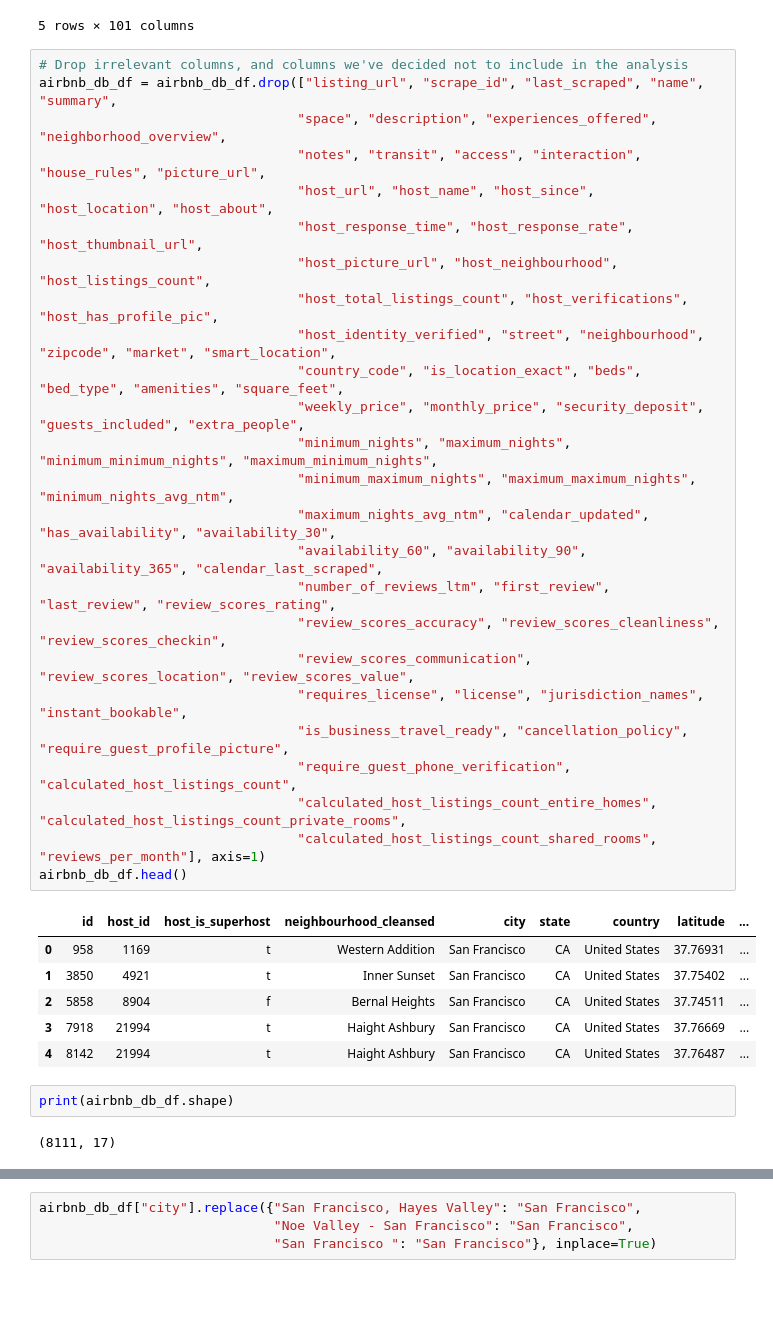
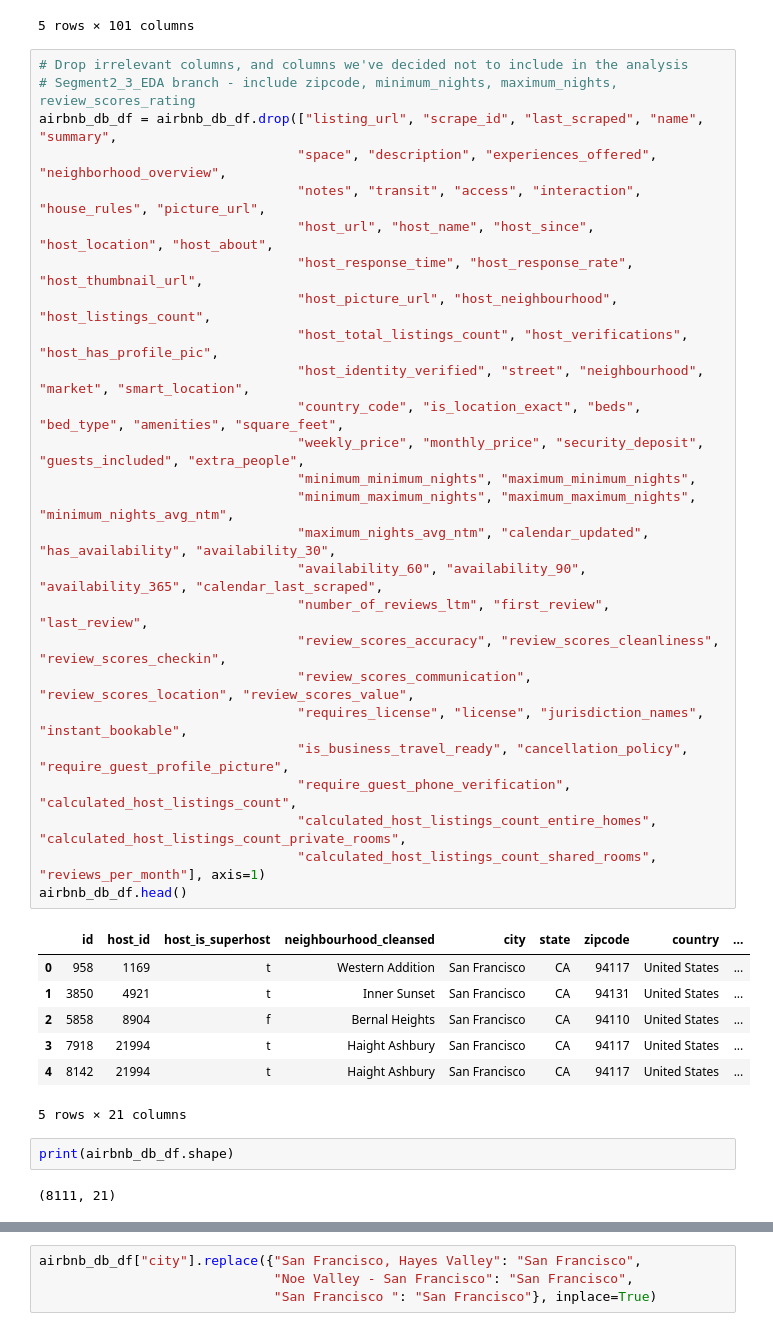
Before and after one commit to rustiri/final_group_airbnb, a Jupyter notebook: SF_Airbnb_EDA.ipynb, the cells around one changed output, grey strips where cells are left out. Saved outputs shown, nothing was run; the diff lists cells and outputs as text; blank space fills up the shorter version.

Commit message:
including zipcode, minimum_nights, maximum_nights and review_scores_rating columns in the dataset

```diff
--- a/SF_Airbnb_EDA.ipynb
+++ b/SF_Airbnb_EDA.ipynb
@@ -52,37 +52,39 @@ airbnb_db_df.head()
 5 rows × 101 columns
 # %%
 # Drop irrelevant columns, and columns we've decided not to include in the analysis
+# Segment2_3_EDA branch - include zipcode, minimum_nights, maximum_nights, review_scores_rating
 airbnb_db_df = airbnb_db_df.drop(["listing_url", "scrape_id", "last_scraped", "name", "summary",
                                  "space", "description", "experiences_offered", "neighborhood_overview",
                                  "notes", "transit", "access", "interaction", "house_rules", "picture_url",
                                  "host_url", "host_name", "host_since", "host_location", "host_about",
                                  "host_response_time", "host_response_rate", "host_thumbnail_url",
                                  "host_picture_url", "host_neighbourhood", "host_listings_count",
                                  "host_total_listings_count", "host_verifications", "host_has_profile_pic",
-                                 "host_identity_verified", "street", "neighbourhood", "zipcode", "market", "smart_location",
+                                 "host_identity_verified", "street", "neighbourhood", "market", "smart_location",
                                  "country_code", "is_location_exact", "beds", "bed_type", "amenities", "square_feet",
                                  "weekly_price", "monthly_price", "security_deposit", "guests_included", "extra_people",
-                                 "minimum_nights", "maximum_nights", "minimum_minimum_nights", "maximum_minimum_nights",
+                                 "minimum_minimum_nights", "maximum_minimum_nights",
                                  "minimum_maximum_nights", "maximum_maximum_nights", "minimum_nights_avg_ntm",
                                  "maximum_nights_avg_ntm", "calendar_updated", "has_availability", "availability_30",
                                  "availability_60", "availability_90", "availability_365", "calendar_last_scraped",
-                                 "number_of_reviews_ltm", "first_review", "last_review", "review_scores_rating",
+                                 "number_of_reviews_ltm", "first_review", "last_review",
                                  "review_scores_accuracy", "review_scores_cleanliness", "review_scores_checkin",
                                  "review_scores_communication", "review_scores_location", "review_scores_value",
                                  "requires_license", "license", "jurisdiction_names", "instant_bookable",
                                  "is_business_travel_ready", "cancellation_policy", "require_guest_profile_picture",
                                  "require_guest_phone_verification", "calculated_host_listings_count",
                                  "calculated_host_listings_count_entire_homes", "calculated_host_listings_count_private_rooms",
                                  "calculated_host_listings_count_shared_rooms", "reviews_per_month"], axis=1)
 airbnb_db_df.head()
 # %% [output]
-|  | id | host_id | host_is_superhost | neighbourhood_cleansed | city | state | country | latitude | ... |
-| 0 | 958 | 1169 | t | Western Addition | San Francisco | CA | United States | 37.76931 | ... |
-| 1 | 3850 | 4921 | t | Inner Sunset | San Francisco | CA | United States | 37.75402 | ... |
-| 2 | 5858 | 8904 | f | Bernal Heights | San Francisco | CA | United States | 37.74511 | ... |
-| 3 | 7918 | 21994 | t | Haight Ashbury | San Francisco | CA | United States | 37.76669 | ... |
-| 4 | 8142 | 21994 | t | Haight Ashbury | San Francisco | CA | United States | 37.76487 | ... |
+|  | id | host_id | host_is_superhost | neighbourhood_cleansed | city | state | zipcode | country | ... |
+| 0 | 958 | 1169 | t | Western Addition | San Francisco | CA | 94117 | United States | ... |
+| 1 | 3850 | 4921 | t | Inner Sunset | San Francisco | CA | 94131 | United States | ... |
+| 2 | 5858 | 8904 | f | Bernal Heights | San Francisco | CA | 94110 | United States | ... |
+| 3 | 7918 | 21994 | t | Haight Ashbury | San Francisco | CA | 94117 | United States | ... |
+| 4 | 8142 | 21994 | t | Haight Ashbury | San Francisco | CA | 94117 | United States | ... |
+5 rows × 21 columns
 # %%
 print(airbnb_db_df.shape)
 # %% [output]
-(8111, 17)
+(8111, 21)
```
Also changed, not shown: parts of 46 cells of this notebook, 1 other file.
